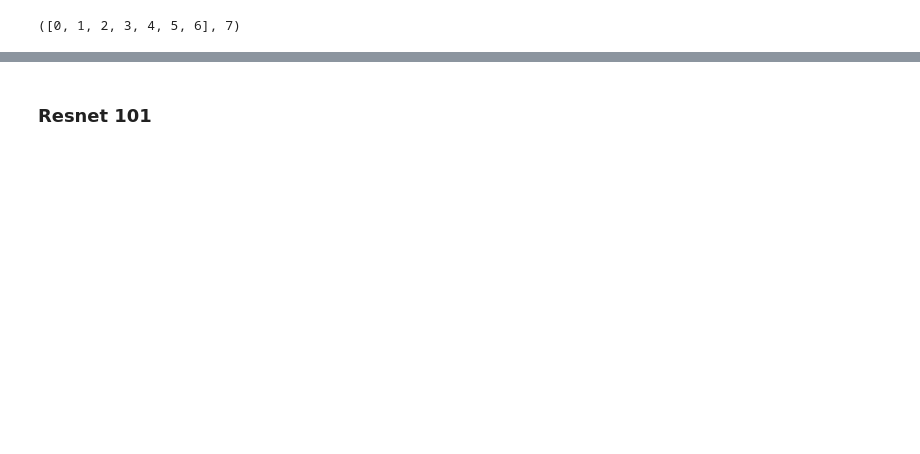
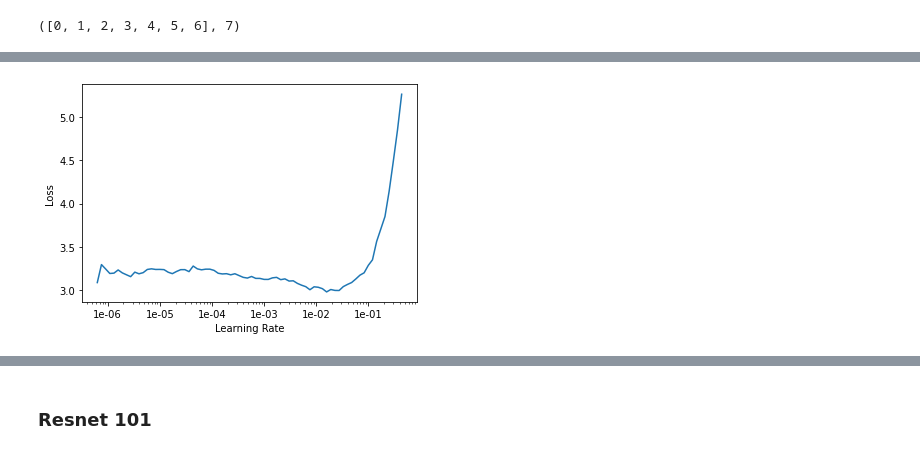
Before and after one commit to harry-vaibhav-agarwal/Machine-Learning, a Jupyter notebook: Diagnosis2.ipynb, the cells around one changed output, grey strips where cells are left out. Saved outputs shown, nothing was run; the diff lists cells and outputs as text; code cells hidden in the pictures; blank space fills up the shorter version.

```diff
--- a/Diagnosis2.ipynb
+++ b/Diagnosis2.ipynb
@@ -225,6 +315,4 @@ shutil.copy2("./models/stage2-sz224-rn34.pth", "./drive/My Drive/Colab Notebooks
 # %% [markdown]
 #### Size 64
 # %%
-data = (src.transform(tfms, size=64)
-           .databunch()
-           .normalize(imagenet_stats))
+transformed_data = src.transform(tfms, size=64)
@@ -270,0 +374,4 @@ Streaming output truncated to the last 5000 lines.
+# %%
+learn.recorder.plot()
+# %% [output]
+[figure, added]
```
Also changed, not shown: parts of 120 cells of this notebook.
